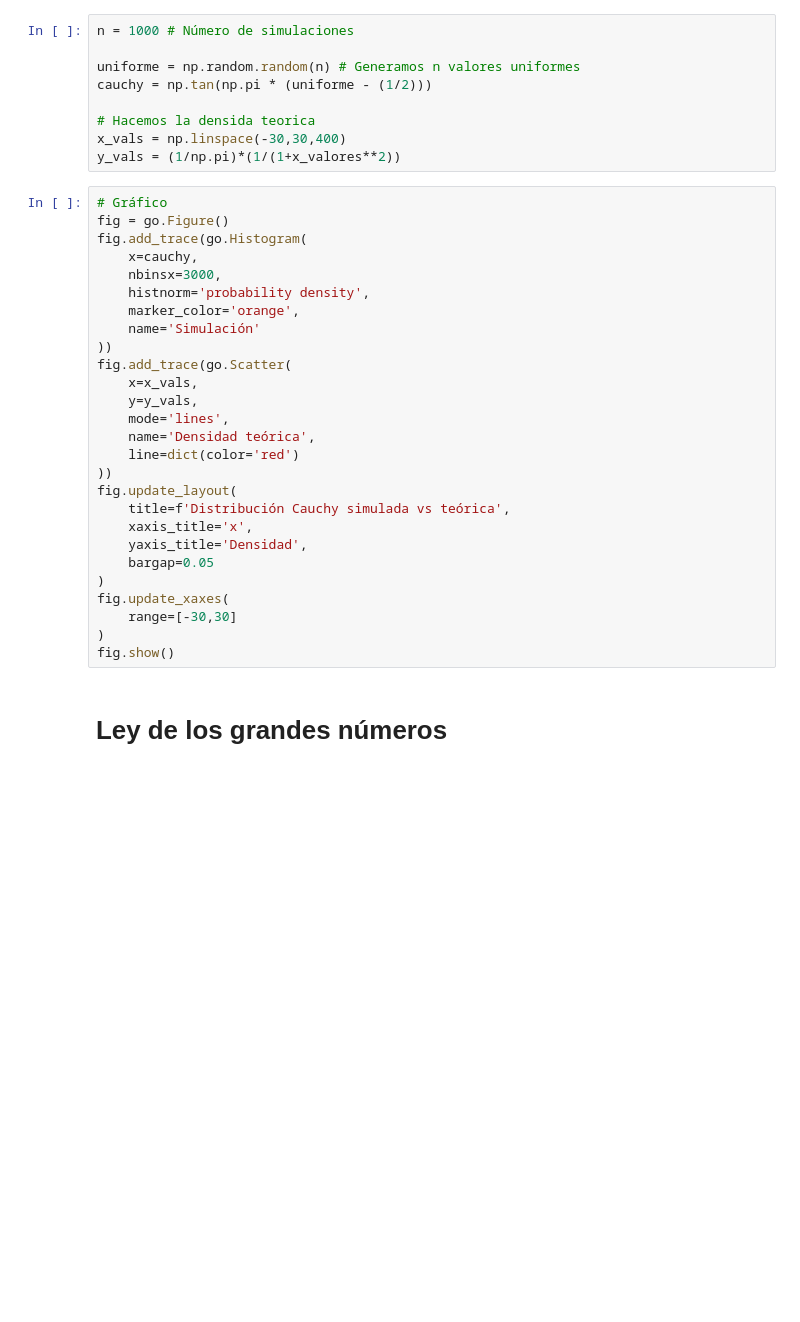
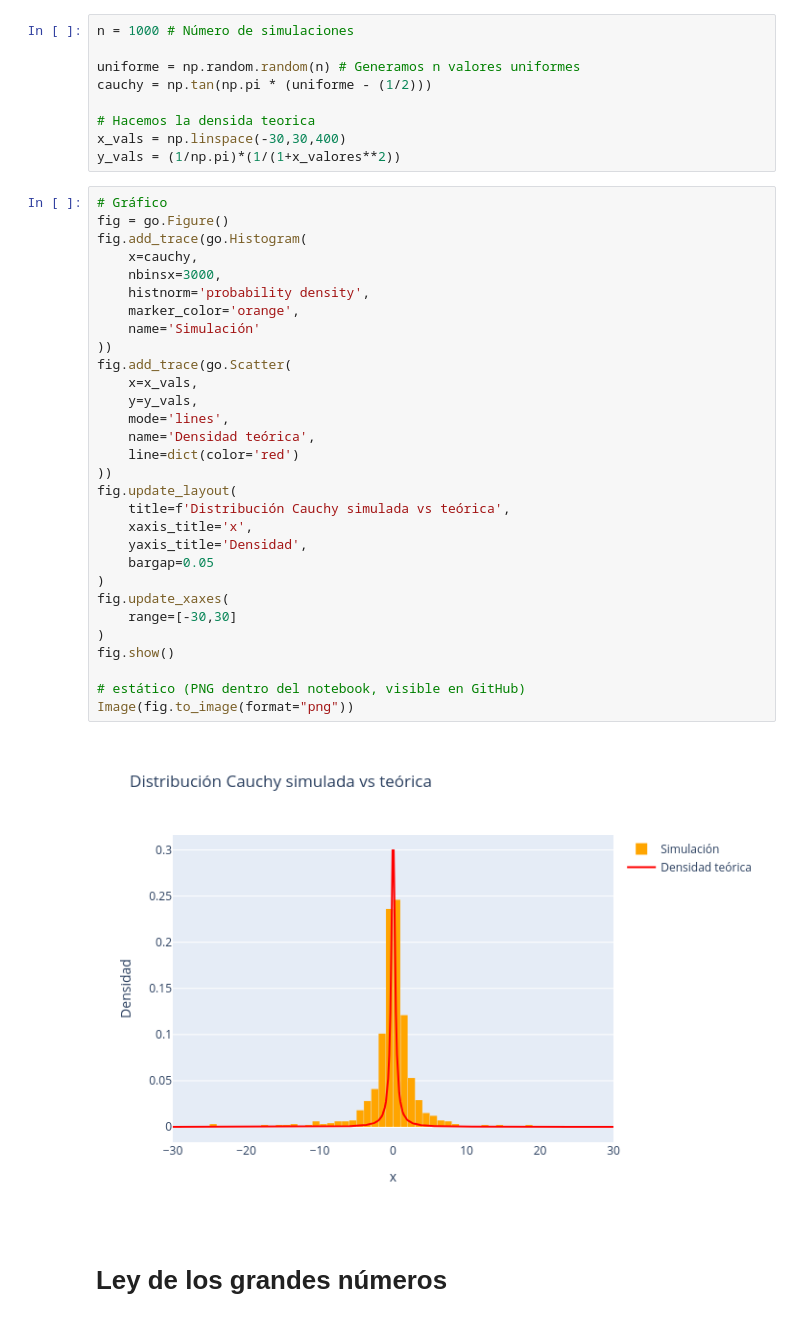
Before and after one commit to HarVazCo/Diplomado_TEyMD, a Jupyter notebook: Modulo2/Proyecto_final/Variables_aleatorias.ipynb, the cells around one changed output. Cells and saved outputs as stored; diff of their text form; blank space fills up the shorter version.

```diff
--- a/Modulo2/Proyecto_final/Variables_aleatorias.ipynb
+++ b/Modulo2/Proyecto_final/Variables_aleatorias.ipynb
@@ -1223,30 +1242,35 @@ y_vals = (1/np.pi)*(1/(1+x_valores**2))
 # %%
 # Gráfico
 fig = go.Figure()
 fig.add_trace(go.Histogram(
     x=cauchy,
     nbinsx=3000,
     histnorm='probability density',
     marker_color='orange',
     name='Simulación'
 ))
 fig.add_trace(go.Scatter(
     x=x_vals,
     y=y_vals,
     mode='lines',
     name='Densidad teórica',
     line=dict(color='red')
 ))
 fig.update_layout(
     title=f'Distribución Cauchy simulada vs teórica',
     xaxis_title='x',
     yaxis_title='Densidad',
     bargap=0.05
 )
 fig.update_xaxes(
     range=[-30,30]
 )
 fig.show()
+
+# estático (PNG dentro del notebook, visible en GitHub)
+Image(fig.to_image(format="png"))
+# %% [output]
+[figure, added]
 # %% [markdown]
 # Ley de los grandes números
 # %% [markdown]
```
Also changed, not shown: parts of 8 cells of this notebook, 5 other files.
